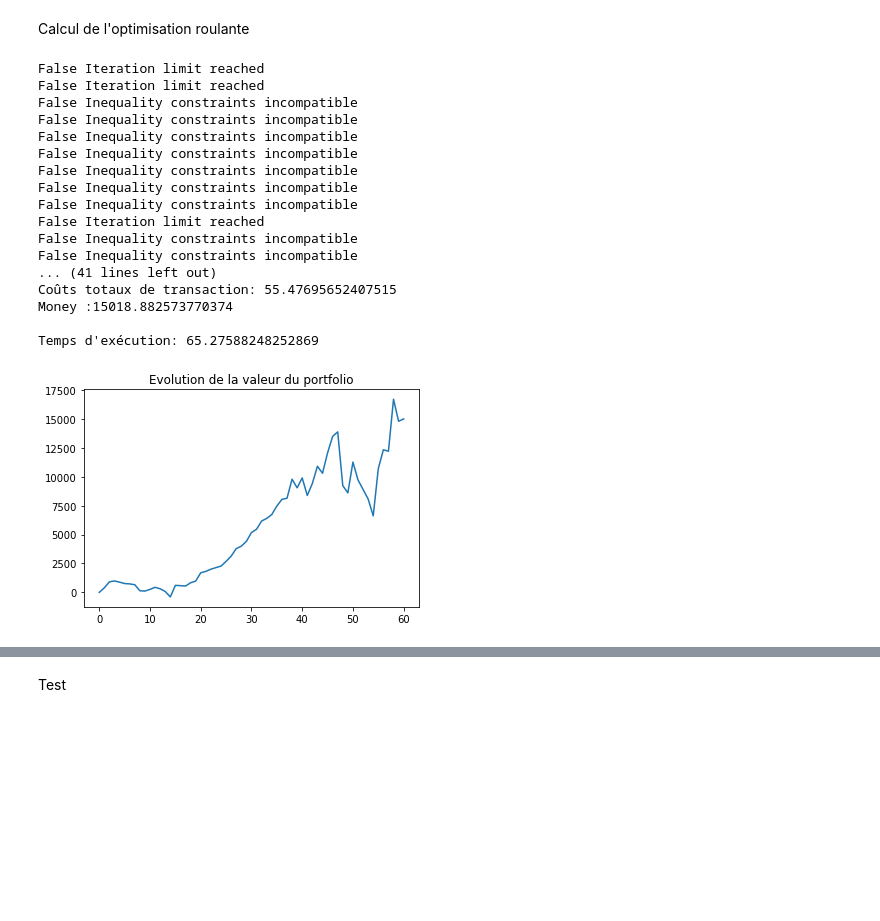
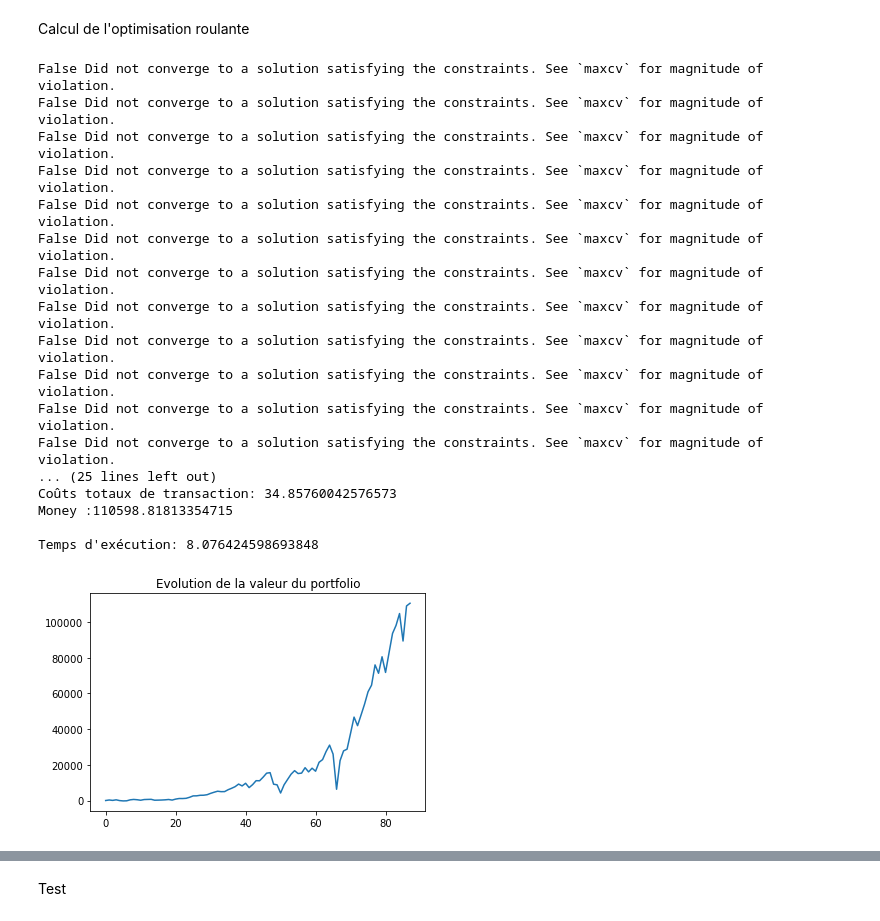
Before and after one commit to Armand-Morin/Portfolio_Optimization_Volga-Technologies, a Jupyter notebook: Refonte_Amaury.ipynb, the cells around one changed output, grey strips where cells are left out. Cells and saved outputs as stored; diff of their text form; code cells hidden in the pictures; blank space fills up the shorter version.

```diff
--- a/Refonte_Amaury.ipynb
+++ b/Refonte_Amaury.ipynb
@@ -129,15 +130,26 @@ Fonctions contraintes
     # on ne peut pas investir plus que ce qu'on possède
     #return Money - np.sum([x[i]*vp[i] for i in range(nb_actifs)])
 
-def cons2(x,cash,pos,vp):
+def cons2(x,cash,pos,vp,lamb):
     # pour payer les coûts de transaction, il faut soit utiliser du cash soit vendre des positions (pour un prix -delta_P*vp)
-    return cash + np.sum([(pos[i]-x[i])*vp[i] for i in range(nb_actifs)]) - TC(pos,x,vp)
+    return cash + np.sum([(pos[i]-x[i])*vp[i] for i in range(nb_actifs)]) - lamb*TC(pos,x,vp)
 
 def cons3(x,returns,vp, gain_cible):
     # on veut au moins que le gain soit supérieur à gain_cible
     return np.sum([returns[i]*vp[i]*x[i] for i in range(nb_actifs)]) - gain_cible
 def cons4(x,pos,dPmax):
     return dPmax-max([abs(x[i]-pos[i]) for i in range (nb_actifs)])
+
+def cons4bis(x,pos,dPmax):
+    # pour chaque actif, on ne peut en changer (en notionnel) plus de dPmax% de la valeur déjà investie dans l'actif
+    return min([dPmax*abs(pos[i]) - abs(x[i]-pos[i]) for i in range (nb_actifs)])
+
+def cons5(x,pos,dNmax,pf2_value,vp):
+    # on doit avoir abs(pf_value_T+1 - pf_value_T)/pf_value_T <= dNmax
+    return dN_max*abs(pf2_value) - abs(np.sum([(pos[i]-x[i])*vp[i] for i in range(nb_actifs)]))
+
+def cons_long(x):
+    return min(x)
 # %% [markdown]
 Calcul de l'optimisation roulante
 # %%
@@ -167,31 +179,32 @@ def compute_portfolio(lamb, alpha, Money, Pos_max_par_actif, jours_returns, peri
         returns, covar_matrix, vp, vp2, memo = import_donnees(i*periode_trades)
 
         cons = (#{"type":"ineq", "fun": lambda x: cons1(x,Money,vp)}, --> contrainte finalement inutile vis à vis de la seconde
-               #{"type": "ineq", "fun": lambda x: cons2(x,cash,pos,vp)},
-               {"type": "ineq", "fun": lambda x: cons3(x,returns,vp, gain_cible)},
-            {"type": "ineq", "fun": lambda x: cons4(x,pos,dPmax)}
+               #{"type": "ineq", "fun": lambda x: cons2(x,cash,pos,vp,lamb)},
+               #{"type": "ineq", "fun": lambda x: cons3(x,returns,vp, gain_cible)},
+                #{"type": "ineq", "fun": lambda x: cons4(x,pos,dPmax)},
+                {"type": "ineq", "fun": lambda x: cons4bis(x,pos,dPmax)}
+                #{"type": "ineq", "fun": lambda x: cons_long(x)}
 
                )
 
-        bounds = Bounds(-Pos_max_par_actif, Pos_max_par_actif)
+        #bounds = Bounds(0, 10000000)
 
         # calcul du vecteur position
         p = minimize(objective_cov, pos,
-                 method = "SLSQP",
-                 bounds = bounds,
+                 method = "COBYLA",
+                 #bounds = bounds,
                  constraints = cons,
-                args=(returns, covar_matrix, alpha, memoisation, pos,vp),
+                args=(returns, covar_matrix, alpha,lamb, memoisation, pos,vp),
                 options={'maxiter': 300, 'ftol':1e-10})
         if not p.success:
             print("False",p.message)
             #newpos=pos
         newpos=p.x
 
-        cout = TC(pos,newpos, vp)
+        cout = lamb*TC(pos,newpos, vp)
 
         TCs.append(cout)
-        test_cout = TC(Test_pos[-1],[fact*newpos[i] for i in range(len(newpos))],vp)
-        Test_TC.append(test_cout)
+
         """
         print(cons1(p.x,Money,vp))
         print(cons2(p.x,cash,pos,vp))
@@ -200,7 +213,6 @@ def compute_portfolio(lamb, alpha, Money, Pos_max_par_actif, jours_returns, peri
         couts_transaction += cout
 
         pos = newpos # les positions prises en fin de journée
-        Test_pos.append([fact*pos[i] for i in range(len(pos))])
 
         pf2_value = np.sum([pos[i]*vp[i] for i in range(nb_actifs)])
 
@@ -208,8 +220,6 @@ def compute_portfolio(lamb, alpha, Money, Pos_max_par_actif, jours_returns, peri
         cash_restant = Money - (pf2_value + cout) # = valeur totale à t-1 - argent ivesti à t
         cash = cash_restant # l'argent que l'algo décide de ne pas investir
 
-        test_cash = Test_money[-1] - np.sum([Test_pos[-1][i]*vp[i] for i in range(nb_actifs)]) - test_cout
-        Test_cash.append(test_cash)
         Cashs.append(cash)
 
         if debug:
@@ -224,7 +234,6 @@ def compute_portfolio(lamb, alpha, Money, Pos_max_par_actif, jours_returns, peri
         # mise à jour à chaque actualisation des prix
         pf_value = np.sum([pos[i]*vp2[i] for i in range(nb_actifs)])
         Money = pf_value + cash
-        Test_money.append(np.sum([Test_pos[-1][i]*vp2[i] for i in range(nb_actifs)]) + test_cash)
         argent_fait.append(Money)
         D.append(argent_fait)
         D_lambd.append(argent_fait)
@@ -249,45 +258,45 @@ def compute_portfolio(lamb, alpha, Money, Pos_max_par_actif, jours_returns, peri
 # %%
 # Paramètres modifiables
 
 lamb = 0.01 # Coûts de transaction ; faire attention car sinon il n'y a pas de mouvements de position
 alpha = 1 # importance accordée à l'expected return
 Money = 0 # argent alloué pour l'investissement initial
 Pos_max_par_actif = 10000 # quantité maximale d'argent investi par actif
 jours_returns = 10 # les n derniers jours qui servent pour calculer les expected returns
 periode_trades = 20 # le nombre de jours ouvrés qui séparent chaque décision
 memoisation = True
 dPmax = 10
 gain_cible = 0.015
 fact=10000
 
 start = time.time()
-compute_portfolio(lamb, alpha, Money, Pos_max_par_actif, jours_returns, periode_trades,60, gain_cible, False)
+compute_portfolio(lamb, alpha, Money, Pos_max_par_actif, jours_returns, periode_trades,999, gain_cible, False)
 end = time.time()
 print('\033[90m'+"Temps d'exécution: "+format(end-start)+'\033[0m')
 
 
 plt.plot(argent_fait)
 plt.title("Evolution de la valeur du portfolio")
 plt.show()
 # %% [output]
-False Iteration limit reached
-False Iteration limit reached
-False Inequality constraints incompatible
-False Inequality constraints incompatible
-False Inequality constraints incompatible
-False Inequality constraints incompatible
-False Inequality constraints incompatible
-False Inequality constraints incompatible
-False Inequality constraints incompatible
-False Iteration limit reached
-False Inequality constraints incompatible
-False Inequality constraints incompatible
-... (41 lines left out)
-Coûts totaux de transaction: 55.47695652407515
-Money :15018.882573770374
+False Did not converge to a solution satisfying the constraints. See `maxcv` for magnitude of violation.
+False Did not converge to a solution satisfying the constraints. See `maxcv` for magnitude of violation.
+False Did not converge to a solution satisfying the constraints. See `maxcv` for magnitude of violation.
+False Did not converge to a solution satisfying the constraints. See `maxcv` for magnitude of violation.
+False Did not converge to a solution satisfying the constraints. See `maxcv` for magnitude of violation.
+False Did not converge to a solution satisfying the constraints. See `maxcv` for magnitude of violation.
+False Did not converge to a solution satisfying the constraints. See `maxcv` for magnitude of violation.
+False Did not converge to a solution satisfying the constraints. See `maxcv` for magnitude of violation.
+False Did not converge to a solution satisfying the constraints. See `maxcv` for magnitude of violation.
+False Did not converge to a solution satisfying the constraints. See `maxcv` for magnitude of violation.
+False Did not converge to a solution satisfying the constraints. See `maxcv` for magnitude of violation.
+False Did not converge to a solution satisfying the constraints. See `maxcv` for magnitude of violation.
+... (25 lines left out)
+Coûts totaux de transaction: 34.85760042576573
+Money :110598.81813354715
 
-Temps d'exécution: 65.27588248252869
+Temps d'exécution: 8.076424598693848
-[figure, old version]
+[figure, new version]
 # %%
 print("Pente moyenne :", int(10000*argent_fait[-1]/(25))/10000,"par période")
 L=[]
```
Also changed, not shown: parts of 20 cells of this notebook.
